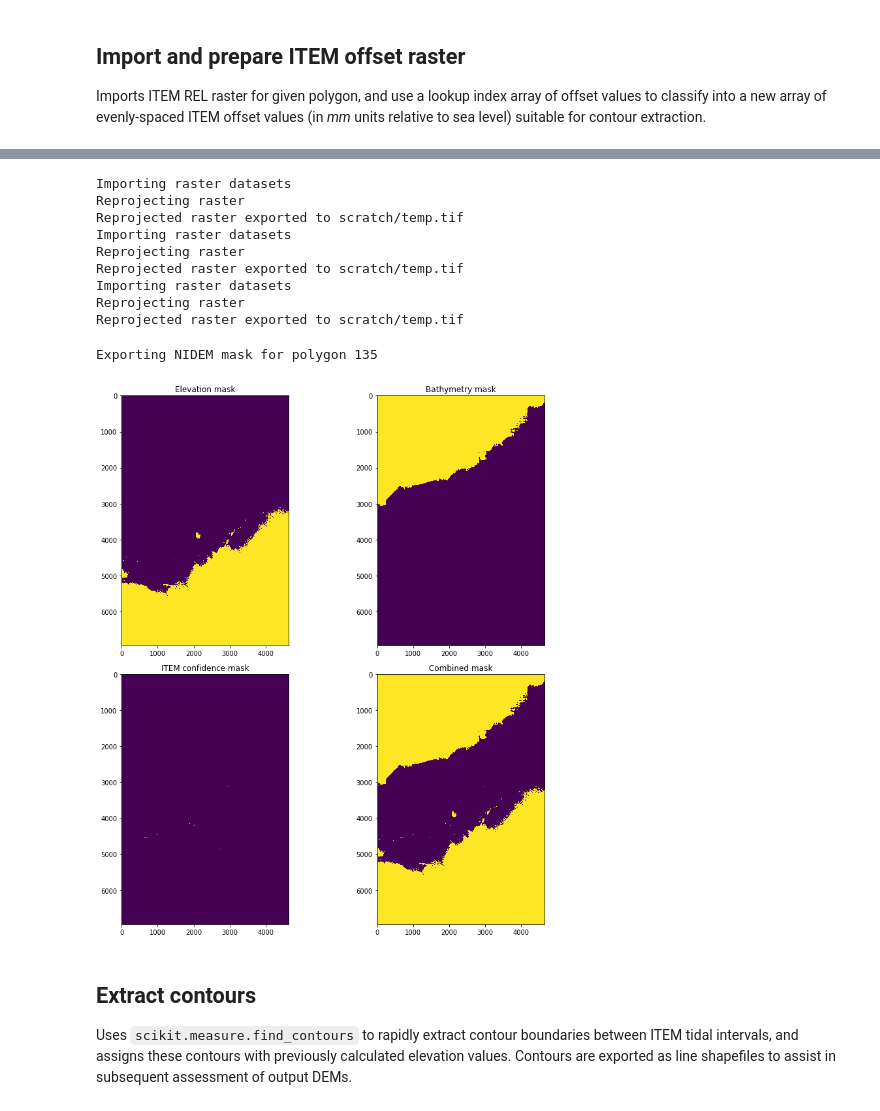
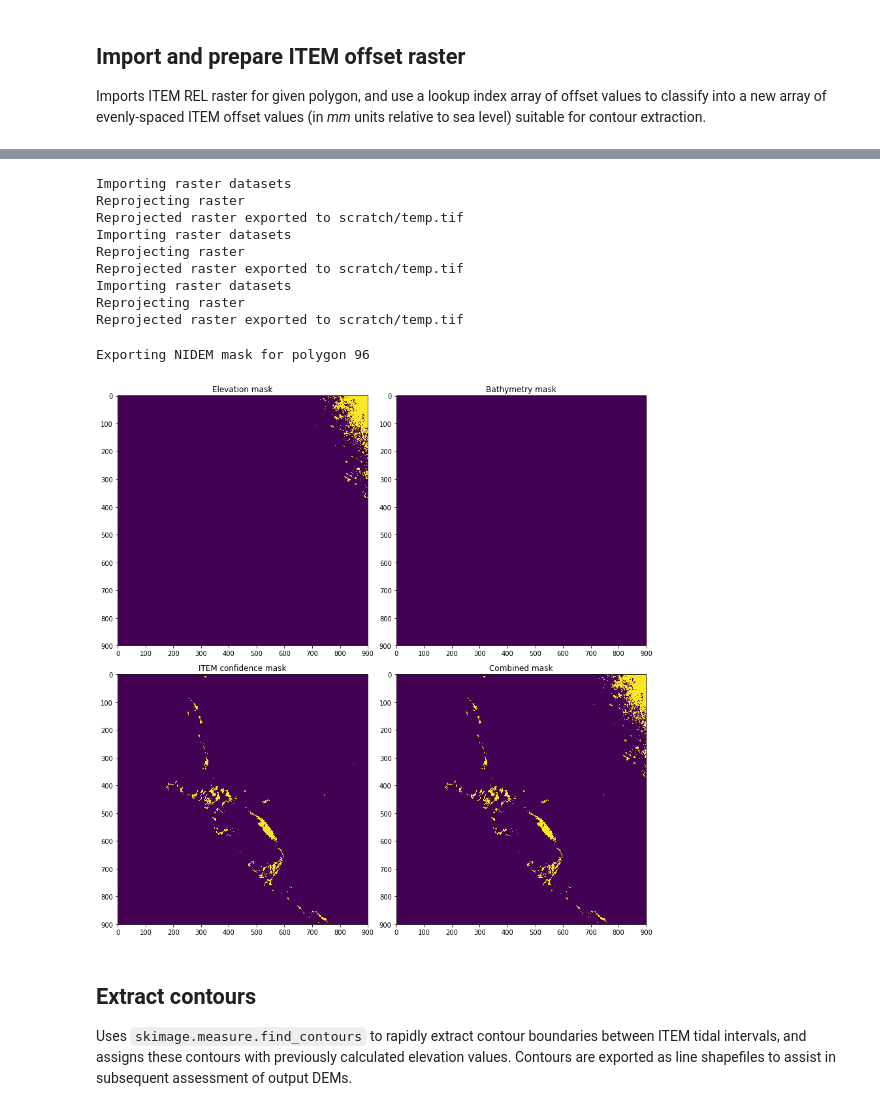
Before and after one commit to robbibt/nidem_visualisations, a Jupyter notebook: NIDEM_generation.ipynb, the cells around one changed output, grey strips where cells are left out. Cells and saved outputs as stored; diff of their text form; code cells hidden in the pictures.

```diff
--- a/NIDEM_generation.ipynb
+++ b/NIDEM_generation.ipynb
@@ -84,14 +54,15 @@ item_conf_path = '/g/data2/v10/ITEM/conf_products'
 gbr30_raster = '/g/data/r78/rt1527/datasets/GBR30/02_ESRI_Raster/gbr30_ALL/gbr30_all'
 ausbath09_raster = '/g/data/r78/rt1527/datasets/ausbath_09/ausbath_09_v4'
 srtm30_raster = '/g/data/rr1/Elevation/1secSRTM_DEMs_v1.0/DEM/Mosaic/dem1sv1_0'
+manually_included_shp = 'scratch/manual_mask.shp'
 
 # Set ITEM polygon for analysis
-polygon_ID = 135
+polygon_ID = 96
 # Issues with # 18, 131, 162, 172, 204, 220, 226, 238, 240, 301
 
 # Zoom-in for plots (has no effect on analysis but allows you to plot a zoomed-in subset)
 plotting_subset = np.index_exp[:, :]
-# plotting_subset = np.index_exp[900: 1900, 1200:2200]
+plotting_subset = np.index_exp[3050: 3950, 2250:3150]
 
 # Print run details
 print('Processing polygon {} from {}'.format(polygon_ID, item_offset_path))
@@ -184,26 +172,27 @@ Masks out areas with high ITEM confidence NDWI standard deviation (i.e. areas wh
 conf_filename = glob.glob('{}/ITEM_STD_{}_*.tif'.format(item_conf_path, polygon_ID))[0]
 conf_ds = gdal.Open(conf_filename)
 
-# Reproject SRTM 30m DEM to cell size and projection of NIDEM
+# Reproject SRTM-derived 1 Second DEM to cell size and projection of NIDEM
 srtm30_reproj = SpatialTools.reproject_to_template(input_raster=srtm30_raster,
                                                   template_raster=item_filename,
                                                   output_raster='scratch/temp.tif',
                                                   nodata_val=-9999)
 
-# Reproject Ausbath 09 bathymetry DEM to cell size and projection of NIDEM
+# Reproject Australian Bathymetry and Topography Grid to cell size and projection of NIDEM
 ausbath09_reproj = SpatialTools.reproject_to_template(input_raster=ausbath09_raster,
                                                       template_raster=item_filename,
                                                       output_raster='scratch/temp.tif',
                                                       nodata_val=-9999)
 
-# Reproject GBR30 bathymetry DEM to cell size and projection of NIDEM
+# Reproject GBR30 bathymetry to cell size and projection of NIDEM
 gbr30_reproj = SpatialTools.reproject_to_template(input_raster=gbr30_raster,
                                                   template_raster=item_filename,
                                                   output_raster='scratch/temp.tif',
                                                   nodata_val=-9999)
 
-# Define areas to be manually included in the final datasets by importing polygon data
-manually_included = SpatialTools.rasterize_vector(input_data='scratch/manual_mask.shp',
+# Import shapefile of areas to manually include in the output datasets and convert to
+# raster with same cell size and projection of NIDEM
+manually_included = SpatialTools.rasterize_vector(input_data=manually_included_shp,
                                                   cols=xcols, rows=yrows,
                                                   geo_transform=geotrans,
                                                   projection=prj).astype(np.bool)
@@ -231,42 +220,42 @@ combined_mask[elev_mask] = 1
 combined_mask[bathy_mask] = 2
 combined_mask[conf_mask] = 3
 
-# Set manually included cells to -9999 to prevent masking
+# Set manually included pixels to -9999 to prevent masking
 combined_mask[manually_included] = -9999
 
 # Plot
 fig, axes = plt.subplots(nrows=2, ncols=2, figsize = (12, 12))
 axes[0][0].set_title('Elevation mask')
-axes[0][0].imshow(elev_mask)
+axes[0][0].imshow(elev_mask[plotting_subset])
 axes[0][1].set_title('Bathymetry mask')
-axes[0][1].imshow(bathy_mask)
+axes[0][1].imshow(bathy_mask[plotting_subset])
 axes[1][0].set_title('ITEM confidence mask')
-axes[1][0].imshow(conf_mask)
+axes[1][0].imshow(conf_mask[plotting_subset])
 axes[1][1].set_title('Combined mask')
-axes[1][1].imshow(combined_mask)
+axes[1][1].imshow(combined_mask[plotting_subset])
 plt.tight_layout()
 
 # Export NIDEM mask as a geotiff
 print('Exporting NIDEM mask for polygon {}'.format(polygon_ID))
 SpatialTools.array_to_geotiff(fname = 'output_data/mask/NIDEM_mask_{}.tif'.format(polygon_ID),
                               data = combined_mask,
                               geo_transform = geotrans,
                               projection = prj,
                               nodata_val = -9999)
 # %% [output]
 Importing raster datasets
 Reprojecting raster
 Reprojected raster exported to scratch/temp.tif
 Importing raster datasets
 Reprojecting raster
 Reprojected raster exported to scratch/temp.tif
 Importing raster datasets
 Reprojecting raster
 Reprojected raster exported to scratch/temp.tif
-Exporting NIDEM mask for polygon 135
+Exporting NIDEM mask for polygon 96
-[figure, old version]
+[figure, new version]
 # %% [markdown]
 ## Extract contours
-Uses `scikit.measure.find_contours` to rapidly extract contour boundaries between ITEM tidal intervals, and assigns these contours with previously calculated elevation values. Contours are exported as line shapefiles to assist in subsequent assessment of output DEMs.
+Uses `skimage.measure.find_contours` to rapidly extract contour boundaries between ITEM tidal intervals, and assigns these contours with previously calculated elevation values. Contours are exported as line shapefiles to assist in subsequent assessment of output DEMs.
 # %%
 # Output dict to hold contours for each offset
```
Also changed, not shown: parts of 13 cells of this notebook, 5 other files.
